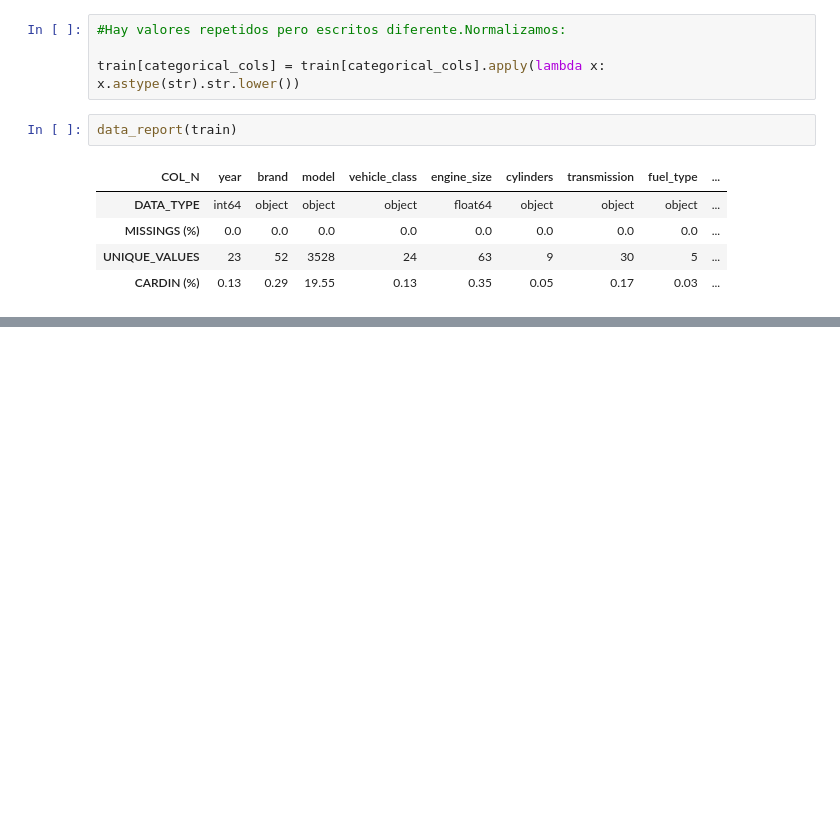
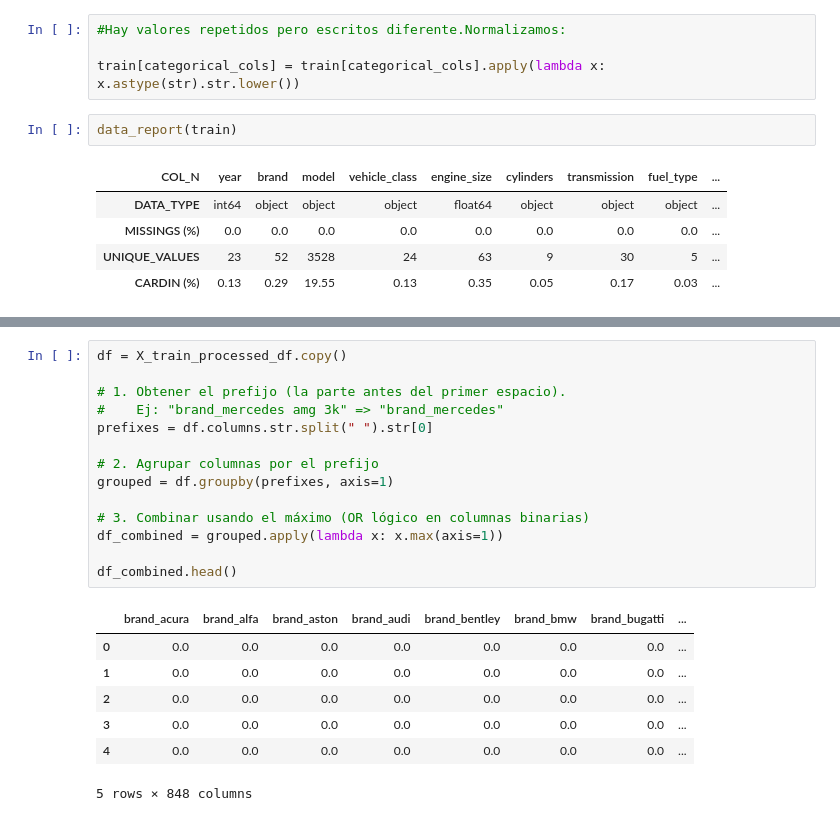
Before and after one commit to mPuchadesdo/Team-Challenge---Team-MPG, a Jupyter notebook: src/notebooks/patri_notebook.ipynb, the cells around one changed output, grey strips where cells are left out. Cells and saved outputs as stored; diff of their text form; blank space fills up the shorter version.

```diff
--- a/src/notebooks/patri_notebook.ipynb
+++ b/src/notebooks/patri_notebook.ipynb
@@ -149,0 +201,22 @@ brand_acura  brand_alfa romeo  brand_aston martin  brand_audi  brand_bentley  br
+# %%
+df = X_train_processed_df.copy()
+
+# 1. Obtener el prefijo (la parte antes del primer espacio).
+#    Ej: "brand_mercedes amg 3k" => "brand_mercedes"
+prefixes = df.columns.str.split(" ").str[0]
+
+# 2. Agrupar columnas por el prefijo
+grouped = df.groupby(prefixes, axis=1)
+
+# 3. Combinar usando el máximo (OR lógico en columnas binarias)
+df_combined = grouped.apply(lambda x: x.max(axis=1))
+
+df_combined.head()
+# %% [output]
+|  | brand_acura | brand_alfa | brand_aston | brand_audi | brand_bentley | brand_bmw | brand_bugatti | ... |
+| 0 | 0.0 | 0.0 | 0.0 | 0.0 | 0.0 | 0.0 | 0.0 | ... |
+| 1 | 0.0 | 0.0 | 0.0 | 0.0 | 0.0 | 0.0 | 0.0 | ... |
+| 2 | 0.0 | 0.0 | 0.0 | 0.0 | 0.0 | 0.0 | 0.0 | ... |
+| 3 | 0.0 | 0.0 | 0.0 | 0.0 | 0.0 | 0.0 | 0.0 | ... |
+| 4 | 0.0 | 0.0 | 0.0 | 0.0 | 0.0 | 0.0 | 0.0 | ... |
+5 rows × 848 columns
```
Also changed, not shown: parts of 9 cells of this notebook.
